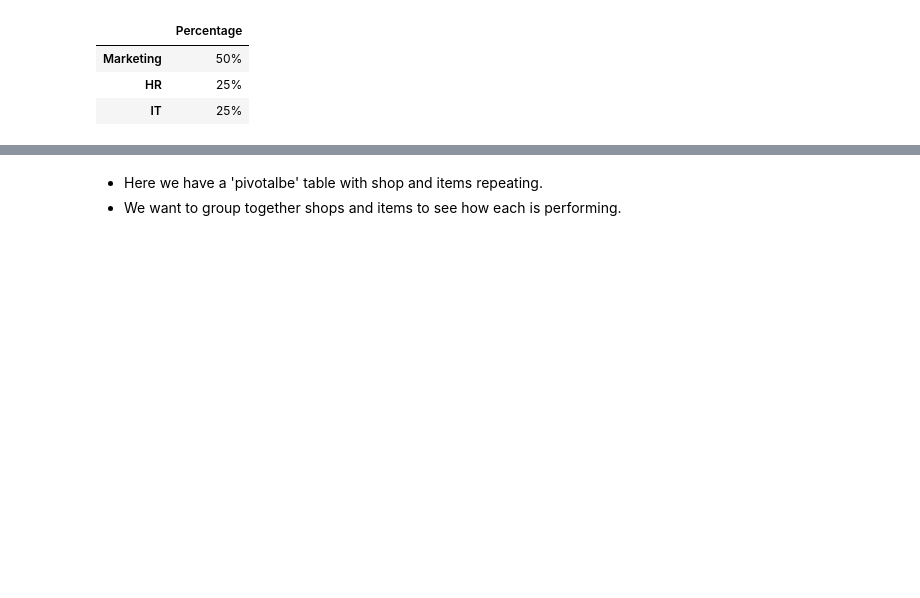
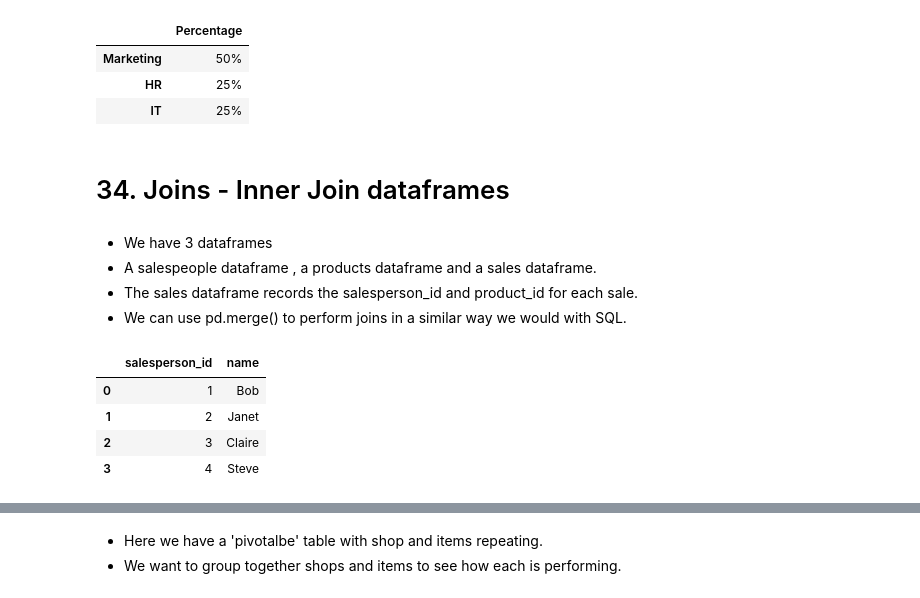
Before and after one commit to richardgourley/pandas-one-pagers, a Jupyter notebook: pandas-one-pager.ipynb, the cells around one changed output, grey strips where cells are left out. Saved outputs shown, nothing was run; the diff lists cells and outputs as text; code cells hidden in the pictures; blank space fills up the shorter version.

```diff
--- a/pandas-one-pager.ipynb
+++ b/pandas-one-pager.ipynb
@@ -640,3 +633,26 @@ department_percentage
 | Marketing | 50% |
 | HR | 25% |
 | IT | 25% |
+# %% [markdown]
+# 34. Joins - Inner Join dataframes
+# %% [markdown]
+- We have 3 dataframes
+- A salespeople dataframe , a products dataframe and a sales dataframe.
+- The sales dataframe records the salesperson_id and product_id for each sale.
+- We can use pd.merge() to perform joins in a similar way we would with SQL.
+# %%
+salespeople = {
+    "salesperson_id":[1,2,3,4],
+    "name":["Bob","Janet","Claire","Steve"],
+}
+df_salespeople = pd.DataFrame(
+    salespeople
+)
+
+df_salespeople
+# %% [output]
+|  | salesperson_id | name |
+| 0 | 1 | Bob |
+| 1 | 2 | Janet |
+| 2 | 3 | Claire |
+| 3 | 4 | Steve |
```
Also changed, not shown: parts of 22 cells of this notebook.
